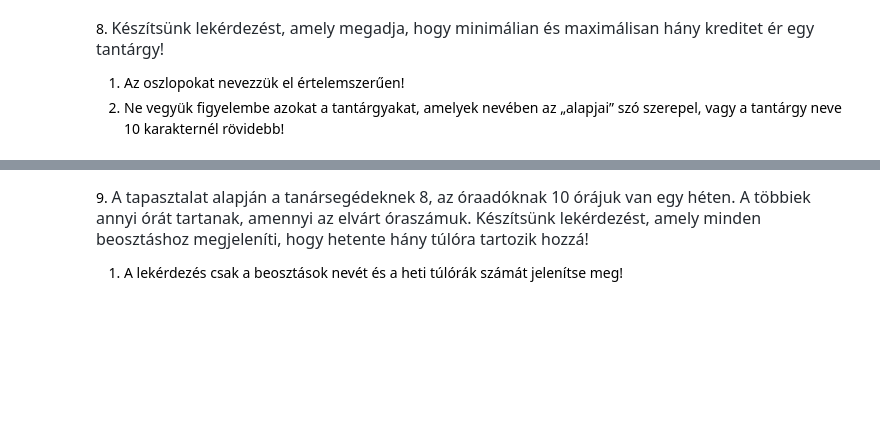
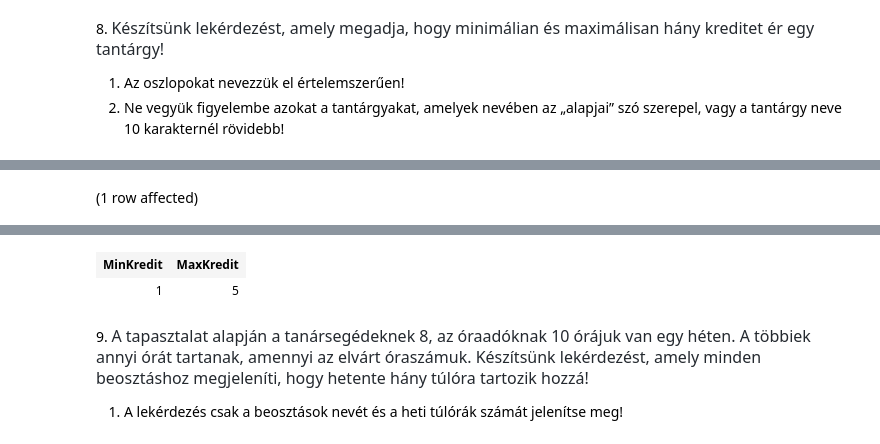
Before and after one commit to pkmate/Adatbazis, a Jupyter notebook: gyakorlat02_feladatok .ipynb, the cells around one changed output, grey strips where cells are left out. Drawn from its saved outputs; the diff is of its cells as text; code cells hidden in the pictures; blank space fills up the shorter version.

```diff
--- a/gyakorlat02_feladatok .ipynb
+++ b/gyakorlat02_feladatok .ipynb
@@ -198,0 +177,7 @@ Total execution time: 00:00:00.121
+# %%
+SELECT MIN(Kredit) AS 'MinKredit',
+       MAX(Kredit) AS 'MaxKredit'
+FROM Tantárgyak
+WHERE Tantárgynév NOT LIKE '%alapjai%' AND LEN(Tantárgynév) >=10
+# %% [output]
+(1 row affected)
@@ -199,3 +185,5 @@ Total execution time: 00:00:00.121
+| MinKredit | MaxKredit |
+| 1 | 5 |
 # %% [markdown]
 9. <span style="color: rgb(36, 41, 47); font-family: -apple-system, BlinkMacSystemFont, &quot;Segoe UI&quot;, Helvetica, Arial, sans-serif, &quot;Apple Color Emoji&quot;, &quot;Segoe UI Emoji&quot;; font-size: 16px;">A tapasztalat alapján a tanársegédeknek 8, az óraadóknak 10 órájuk van egy héten. A többiek annyi órát tartanak, amennyi az elvárt óraszámuk. Készítsünk lekérdezést, amely minden beosztáshoz megjeleníti, hogy hetente hány túlóra tartozik hozzá!</span>
 
```
Also changed, not shown: parts of 7 cells of this notebook, 1 other file.
